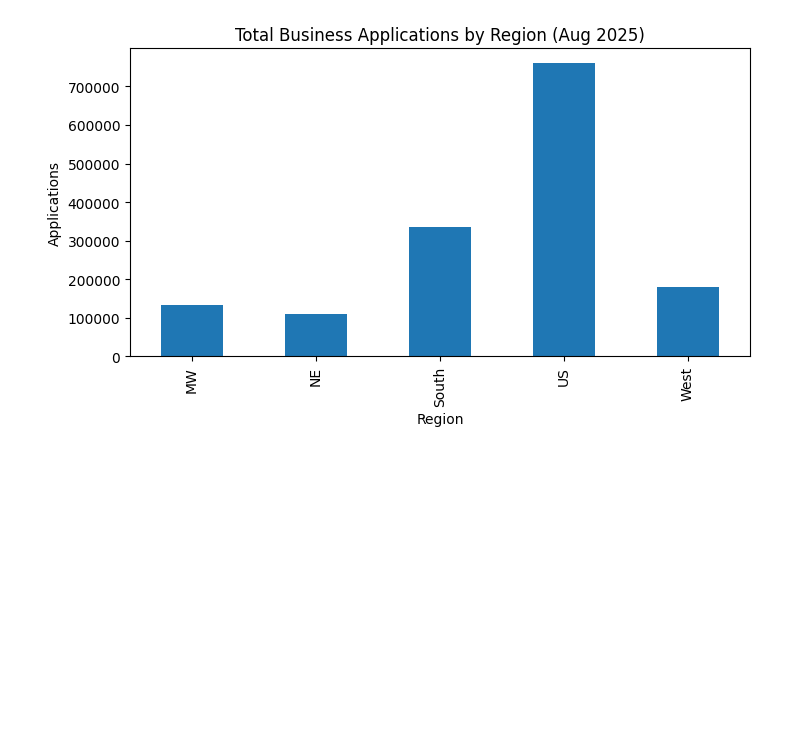
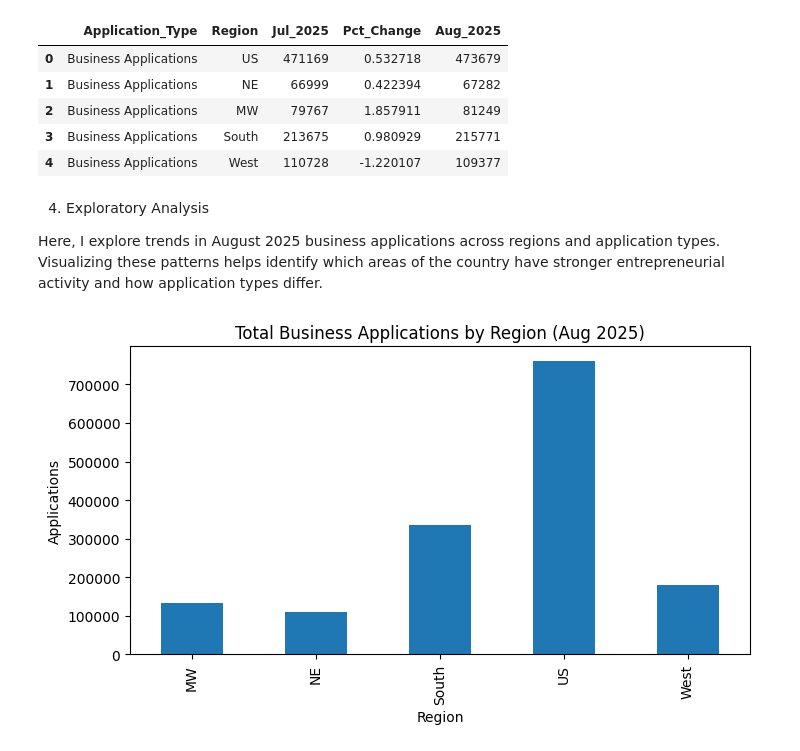
Before and after one commit to Carlosgonzzzz98/business-formation-project, a Jupyter notebook: bfs_analysis.ipynb, the cells around one changed output. Drawn from its saved outputs; the diff is of its cells as text; code cells hidden in the pictures; blank space fills up the shorter version.

```diff
--- a/bfs_analysis.ipynb
+++ b/bfs_analysis.ipynb
@@ -193,0 +61,46 @@ Each question helps reveal the structure and behavior of entrepreneurial activit
+# %%
+!pip install openpyxl
+
+import pandas as pd
+import numpy as np
+
+# Load raw data
+df_raw = pd.read_excel("Data/business_applications.xlsx", header=None)
+
+# Extract the core data rows/columns
+raw = df_raw.loc[9:12, :15].copy()
+raw.columns = range(raw.shape[1])
+
+# Assign proper application names
+app_types = [
+    "Business Applications",
+    "High-Propensity Applications",
+    "Business Applications with Planned Wages",
+    "Business Applications from Corporations"
+]
+raw[0] = app_types
+
+# Reshape into tidy long format
+regions = ["US","NE","MW","South","West"]
+long_rows = []
+
+for i, row in raw.iterrows():
+    app = row[0]
+    col = 1
+    for reg in regions:
+        aug = row[col]
+        jul = row[col+1]
+        pct = row[col+2]
+        long_rows.append({
+            "Application_Type": app,
+            "Region": reg,
+            "Jul_2025": jul,
+            "Pct_Change": pct,
+            "Aug_2025": aug
+        })
+        col += 3
+
+long_df = pd.DataFrame(long_rows)
+
+long_df.head()
+# %% [output]
@@ -194,3 +116,13 @@ Each question helps reveal the structure and behavior of entrepreneurial activit
+|  | Application_Type | Region | Jul_2025 | Pct_Change | Aug_2025 |
+| 0 | Business Applications | US | 471169 | 0.532718 | 473679 |
+| 1 | Business Applications | NE | 66999 | 0.422394 | 67282 |
+| 2 | Business Applications | MW | 79767 | 1.857911 | 81249 |
+| 3 | Business Applications | South | 213675 | 0.980929 | 215771 |
+| 4 | Business Applications | West | 110728 | -1.220107 | 109377 |
+# %% [markdown]
+4. Exploratory Analysis
+
+Here, I explore trends in August 2025 business applications across regions and application types. Visualizing these patterns helps identify which areas of the country have stronger entrepreneurial activity and how application types differ.
 # %%
 import matplotlib.pyplot as plt
 
```
Also changed, not shown: parts of 31 cells of this notebook.
